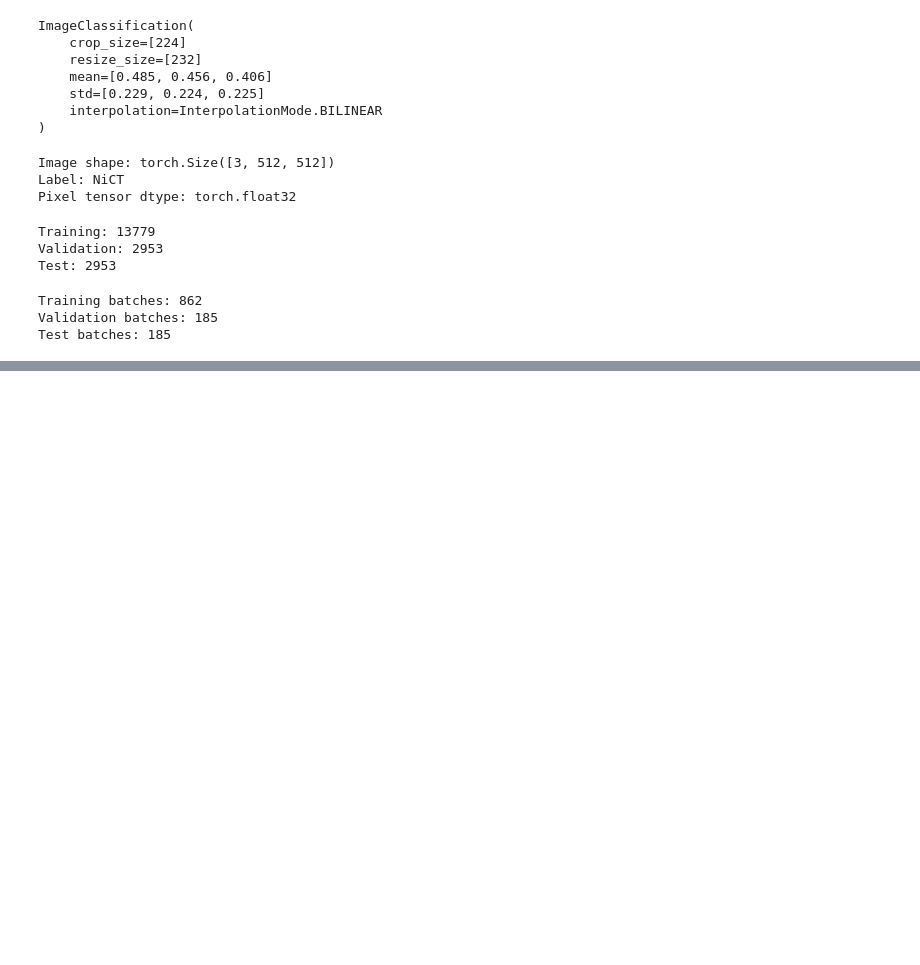
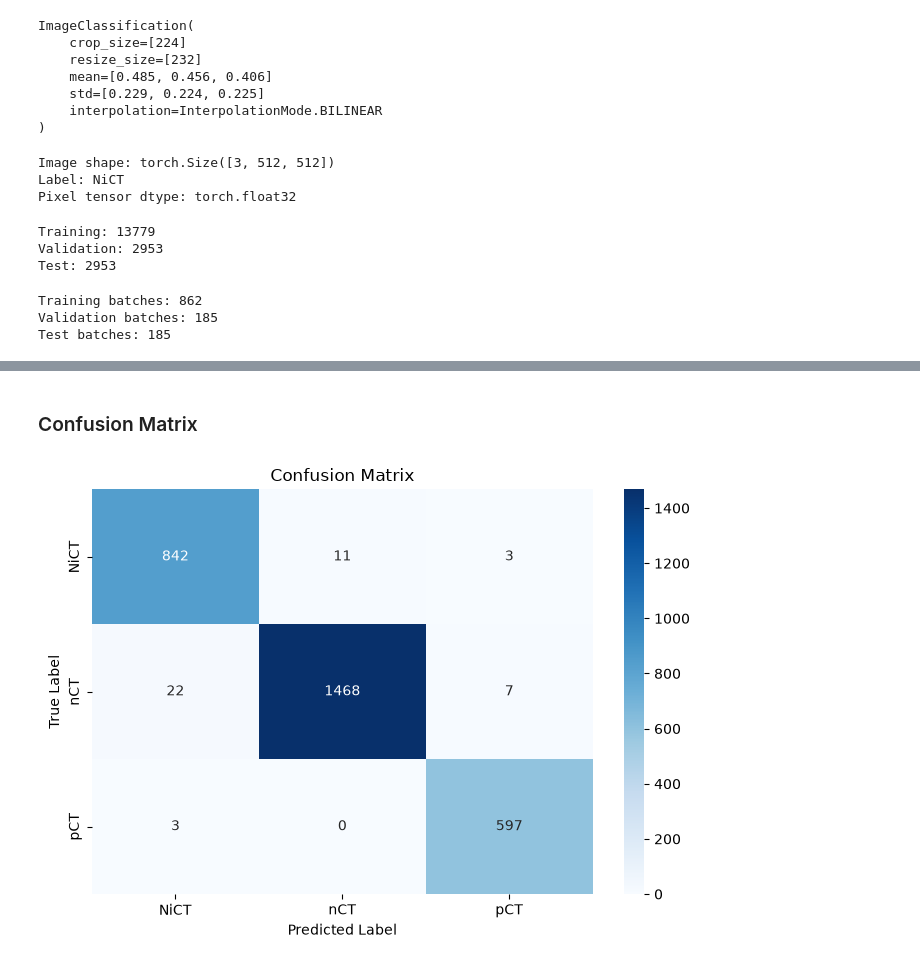
Before and after one commit to AgentEid/COVID-CT-Classification, a Jupyter notebook: notebooks/02_model_training.ipynb, the cells around one changed output, grey strips where cells are left out. Saved outputs shown, nothing was run; the diff lists cells and outputs as text; code cells hidden in the pictures; blank space fills up the shorter version.

```diff
--- a/notebooks/02_model_training.ipynb
+++ b/notebooks/02_model_training.ipynb
@@ -160,3 +160,15 @@ eval_dataset = datasets.ImageFolder(
 train_dataset = Subset(train_dataset, train_indices.tolist())
 val_dataset = Subset(eval_dataset, val_indices.tolist())
 test_dataset = Subset(eval_dataset, test_indices.tolist())
+# %%
+from torchvision.models import mobilenet_v3_large, MobileNet_V3_Large_Weights
+import torch.nn as nn
+
+weights = MobileNet_V3_Large_Weights.DEFAULT
+
+model = mobilenet_v3_large(weights=weights)
+
+in_features = model.classifier[3].in_features
+model.classifier[3] = nn.Linear(in_features, 3)
+
+print(model.classifier)
@@ -162,0 +382,26 @@ test_dataset = Subset(eval_dataset, test_indices.tolist())
+# %% [markdown]
+### Confusion Matrix
+# %%
+import matplotlib.pyplot as plt
+import seaborn as sns
+from sklearn.metrics import confusion_matrix
+
+cm = confusion_matrix(all_labels, all_predictions)
+
+plt.figure(figsize=(7, 5))
+sns.heatmap(
+    cm,
+    annot=True,
+    fmt="d",
+    cmap="Blues",
+    xticklabels=dataset.classes,
+    yticklabels=dataset.classes
+)
+
+plt.xlabel("Predicted Label")
+plt.ylabel("True Label")
+plt.title("Confusion Matrix")
+plt.tight_layout()
+plt.show()
+# %% [output]
+[figure, added]
```
Also changed, not shown: parts of 21 cells of this notebook, 2 other files.
